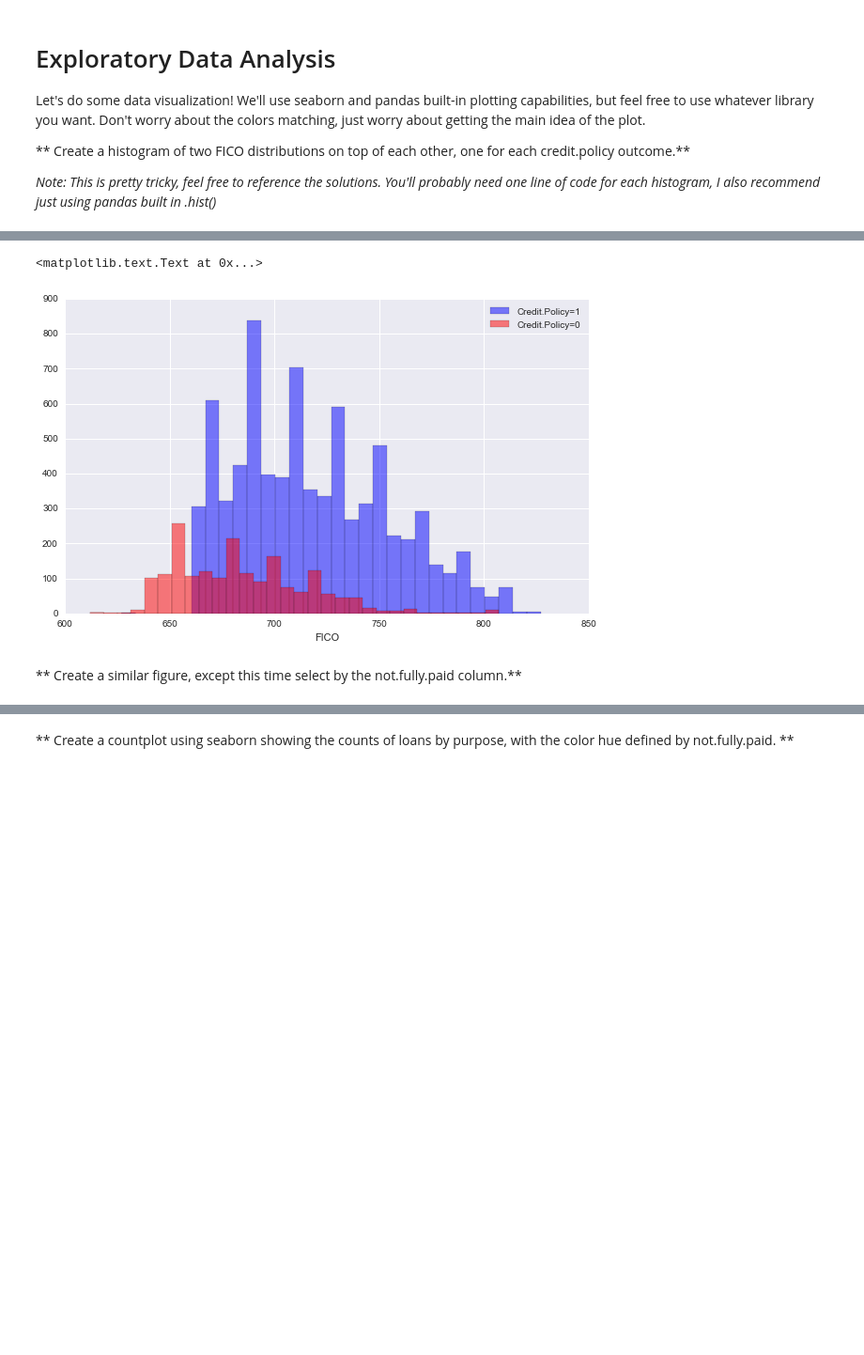
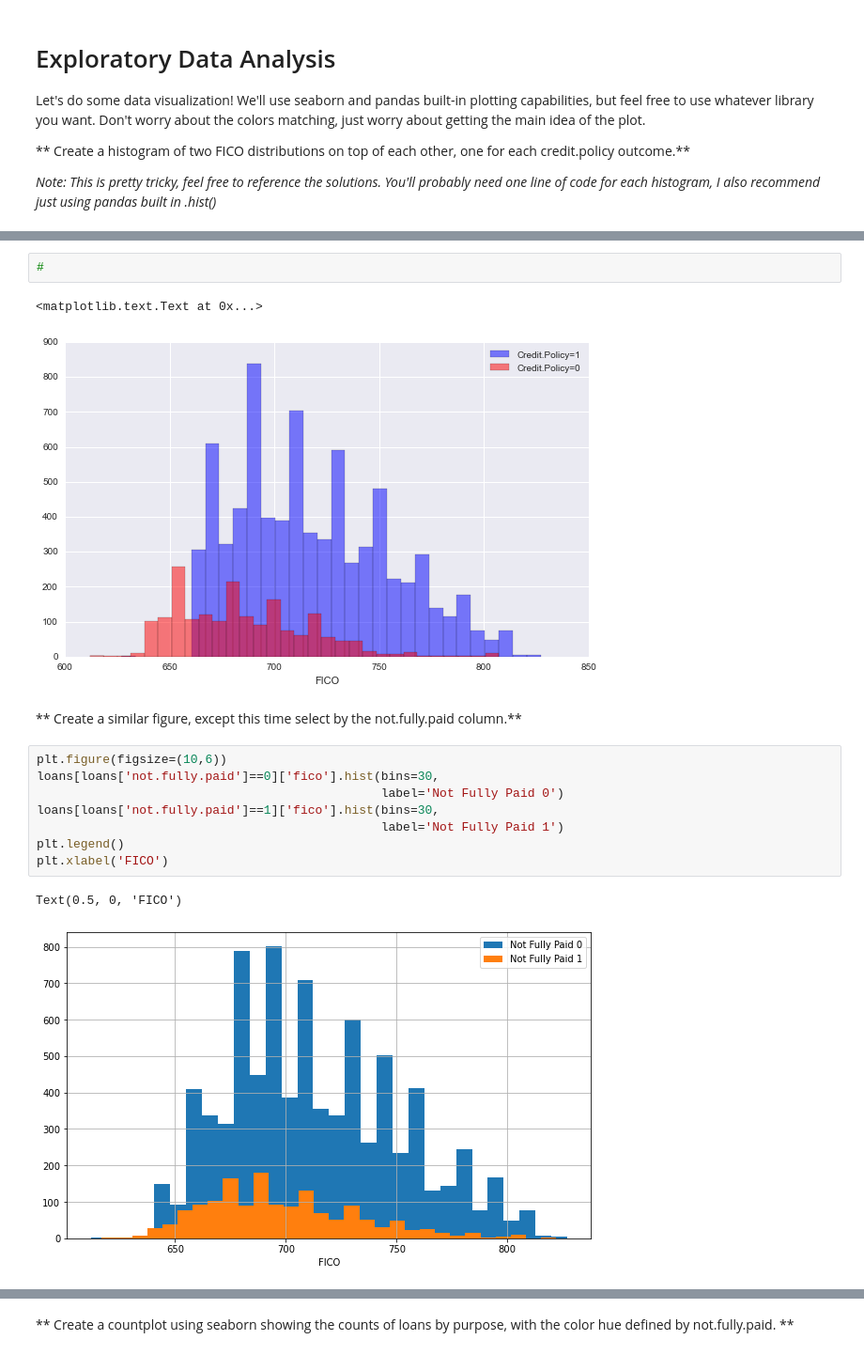
Before and after one commit to slp22/ds-ml-bootcamp, a Jupyter notebook: 02-Decision Trees and Random Forest Project.ipynb, the cells around one changed output, grey strips where cells are left out. Shown at 94% size. Cells and saved outputs as stored; diff of their text form; blank space fills up the shorter version.

```diff
--- a/02-Decision Trees and Random Forest Project.ipynb
+++ b/02-Decision Trees and Random Forest Project.ipynb
@@ -86,7 +154,19 @@ Let's do some data visualization! We'll use seaborn and pandas built-in plotting
 # %%
+#
 # %% [output]
 <matplotlib.text.Text at 0x...>
 [figure]
 # %% [markdown]
 ** Create a similar figure, except this time select by the not.fully.paid column.**
+# %%
+plt.figure(figsize=(10,6))
+loans[loans['not.fully.paid']==0]['fico'].hist(bins=30,
+                                               label='Not Fully Paid 0')
+loans[loans['not.fully.paid']==1]['fico'].hist(bins=30,
+                                               label='Not Fully Paid 1')
+plt.legend()
+plt.xlabel('FICO')
+# %% [output]
+Text(0.5, 0, 'FICO')
+[figure, added]
 # %%
```
Also changed, not shown: parts of 38 cells of this notebook.
